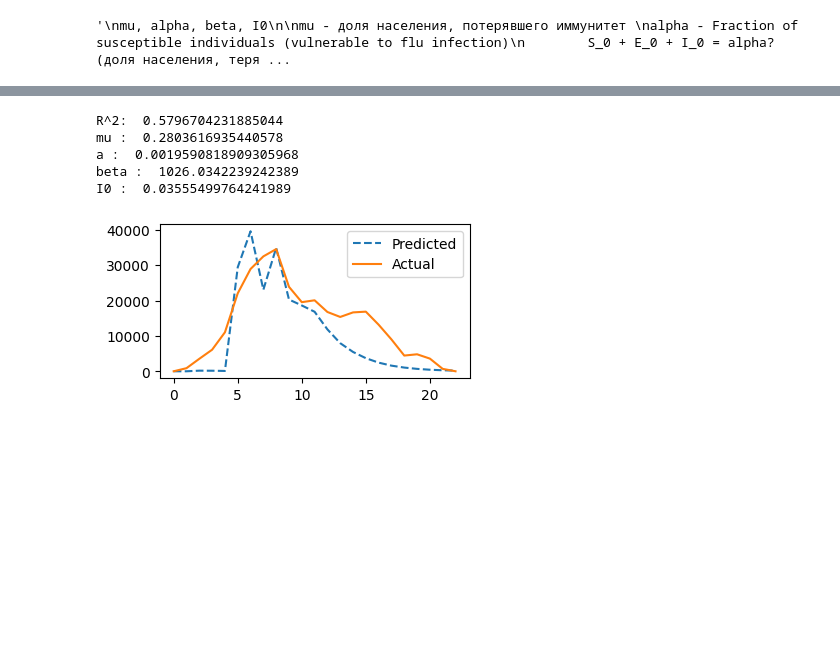
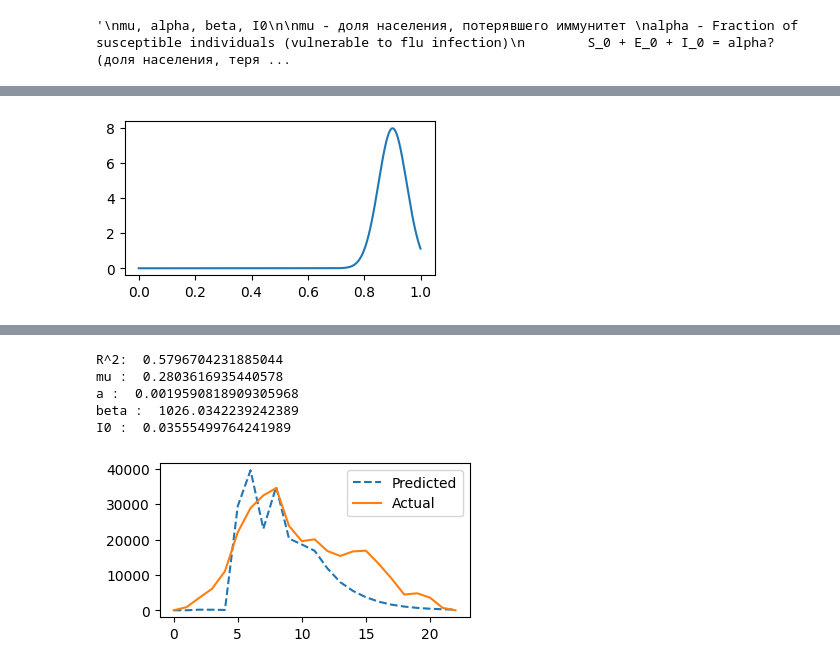
Before and after one commit to Mpkosh/people_are, a Jupyter notebook: abc_mcmc.ipynb, the cells around one changed output, grey strips where cells are left out. Saved outputs shown, nothing was run; the diff lists cells and outputs as text; code cells hidden in the pictures; blank space fills up the shorter version.

```diff
--- a/abc_mcmc.ipynb
+++ b/abc_mcmc.ipynb
@@ -323,0 +359,8 @@ e.g., removed the first part for burnin-in.
+# %%
+from scipy.stats import norm
+x_axis = np.arange(0, 1, 0.001)
+# Mean = 0, SD = 2.
+plt.plot(x_axis, norm.pdf(x_axis,0.9,0.05))
+plt.show()
+# %% [output]
+[figure, added]
```
Also changed, not shown: parts of 25 cells of this notebook.
